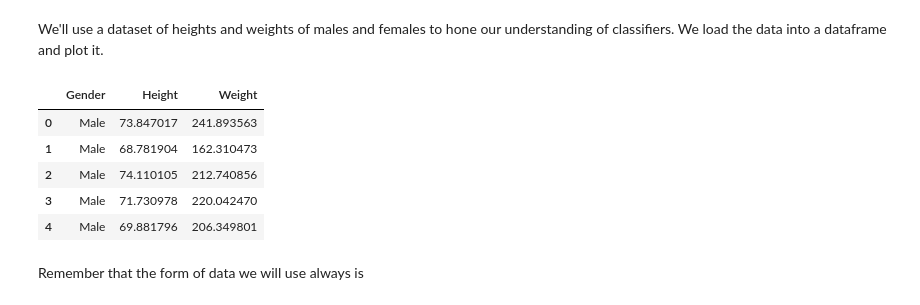
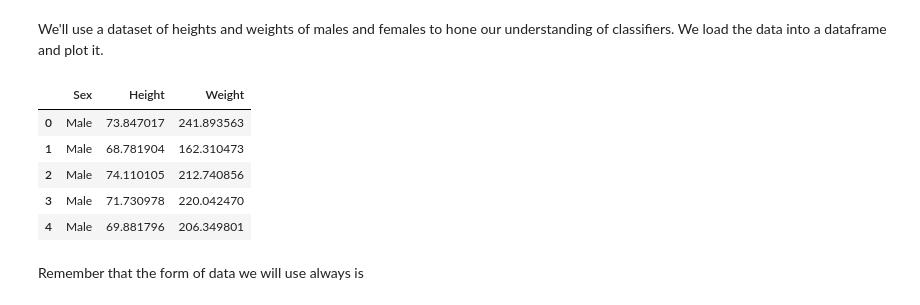
Before and after one commit to springboard-curriculum/dsc, a Jupyter notebook: Unit 14 - Supervised Learning/14.2 Logistic Regression Case Study/Logistic Regression Advanced Case Study.ipynb, the cells around one changed output. Cells and saved outputs as stored; diff of their text form; code cells hidden in the pictures.

Commit message:
replace Gender with Sex

```diff
--- a/Unit 14 - Supervised Learning/14.2 Logistic Regression Case Study/Logistic Regression Advanced Case Study.ipynb
+++ b/Unit 14 - Supervised Learning/14.2 Logistic Regression Case Study/Logistic Regression Advanced Case Study.ipynb
@@ -94,10 +94,10 @@ def points_plot_prob(ax, Xtr, Xte, ytr, yte, clf, colorscale=cmap_light,
 # %% [markdown]
 We'll use a dataset of heights and weights of males and females to hone our understanding of classifiers. We load the data into a dataframe and plot it.
 # %%
-dflog = pd.read_csv("data/01_heights_weights_genders.csv")
+dflog = pd.read_csv("data/01_heights_weights_sex.csv")
 dflog.head()
 # %% [output]
-|  | Gender | Height | Weight |
+|  | Sex | Height | Weight |
 | 0 | Male | 73.847017 | 241.893563 |
 | 1 | Male | 68.781904 | 162.310473 |
 | 2 | Male | 74.110105 | 212.740856 |
```
Also changed, not shown: parts of 5 cells of this notebook, 2 other files.
